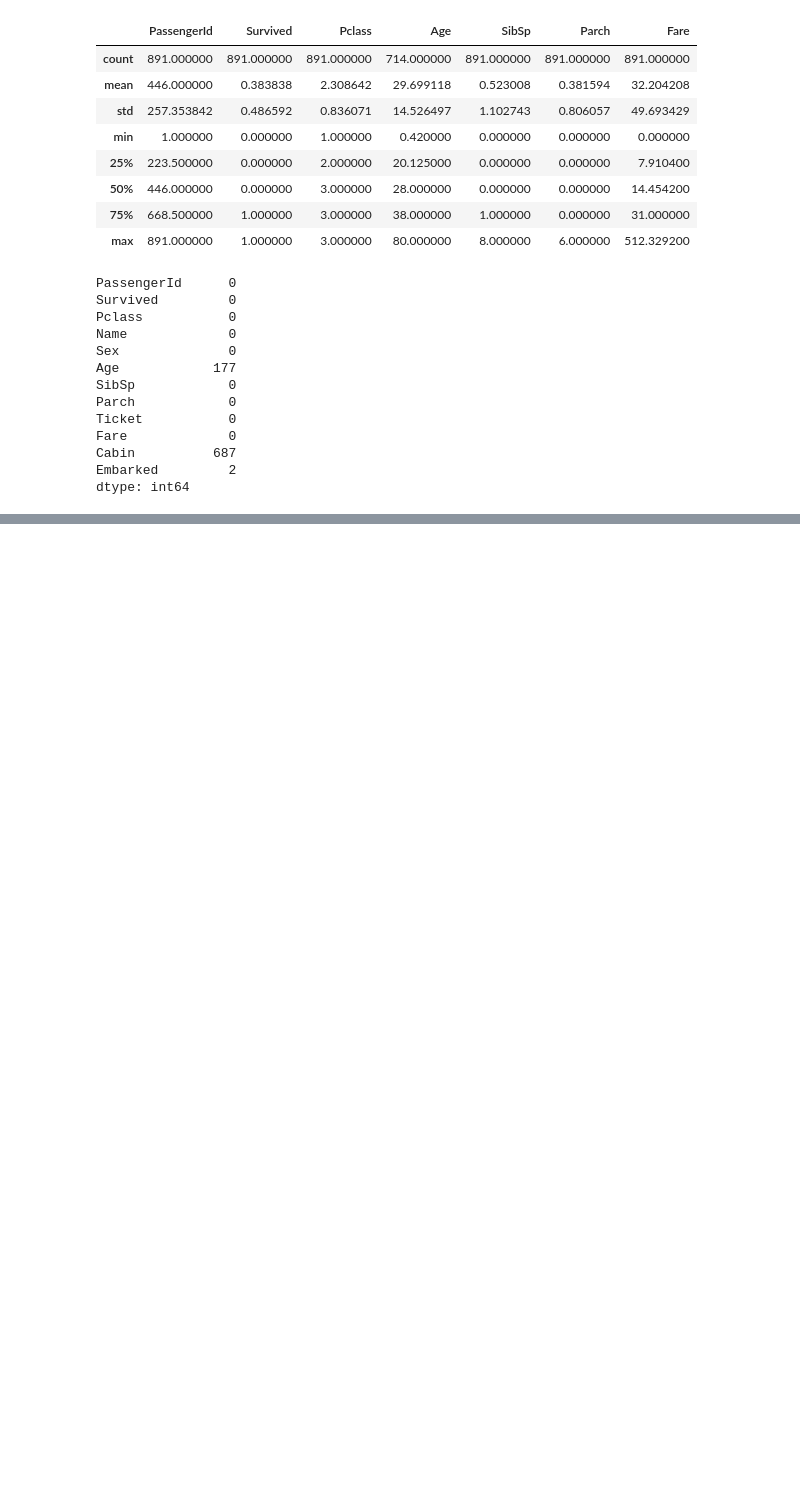
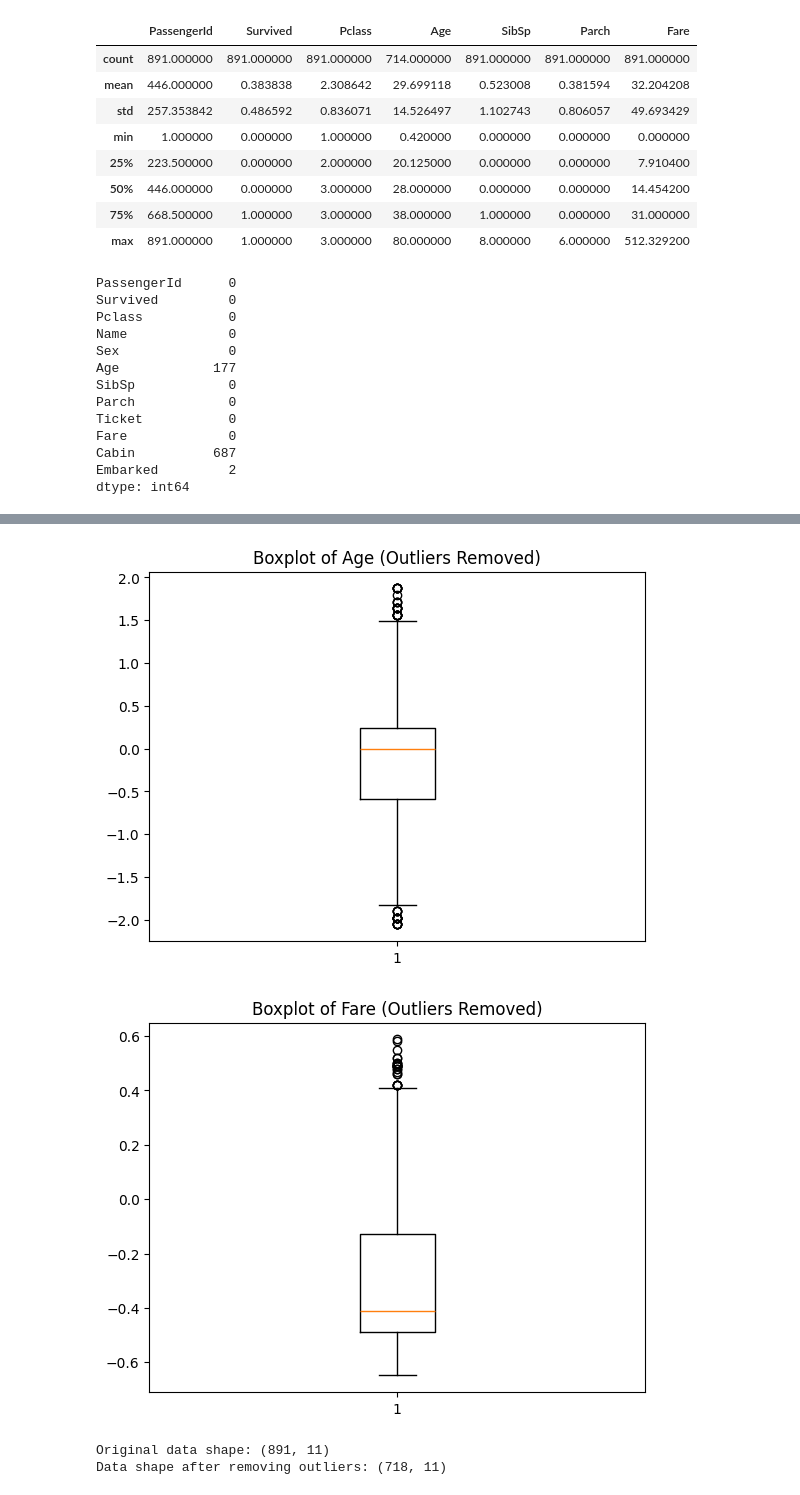
Before and after one commit to Devs7026/Task-1, a Jupyter notebook: task1.ipynb, the cells around one changed output, grey strips where cells are left out. Cells and saved outputs as stored; diff of their text form; code cells hidden in the pictures; blank space fills up the shorter version.

```diff
--- a/task1.ipynb
+++ b/task1.ipynb
@@ -67,0 +208,30 @@ dtype: int64
+# %%
+#Filtering outliers using the IQR method
+def remove_outliers_iqr(df, columns, threshold=1.5):
+    for col in columns:
+        Q1 = df[col].quantile(0.25)
+        Q3 = df[col].quantile(0.75)
+        IQR = Q3 - Q1
+        lower_bound = Q1 - threshold * IQR
+        upper_bound = Q3 + threshold * IQR
+        df = df[(df[col] >= lower_bound) & (df[col] <= upper_bound)]
+    return df
+
+data_cleaned = remove_outliers_iqr(data, ['Age', 'Fare'])
+# %%
+plt.boxplot(data_cleaned['Age'])
+plt.title('Boxplot of Age (Outliers Removed)')
+plt.show()
+
+plt.boxplot(data_cleaned['Fare'])
+plt.title('Boxplot of Fare (Outliers Removed)')
+plt.show()
+# %% [output]
+[figure, added]
+[figure, added]
+# %%
+print(f"Original data shape: {data.shape}")
+print(f"Data shape after removing outliers: {data_cleaned.shape}")
+# %% [output]
+Original data shape: (891, 11)
+Data shape after removing outliers: (718, 11)
```
Also changed, not shown: parts of 9 cells of this notebook.
